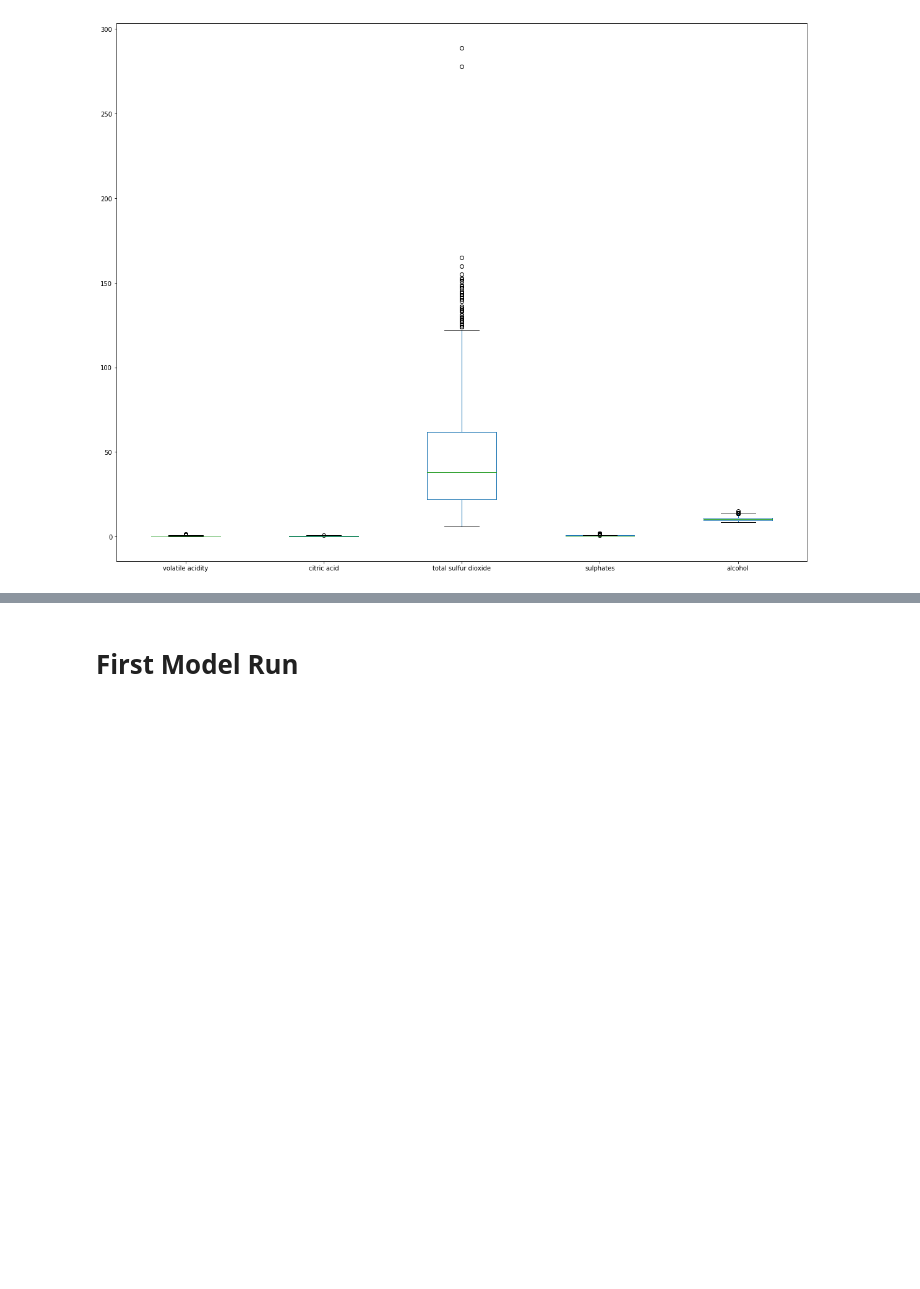
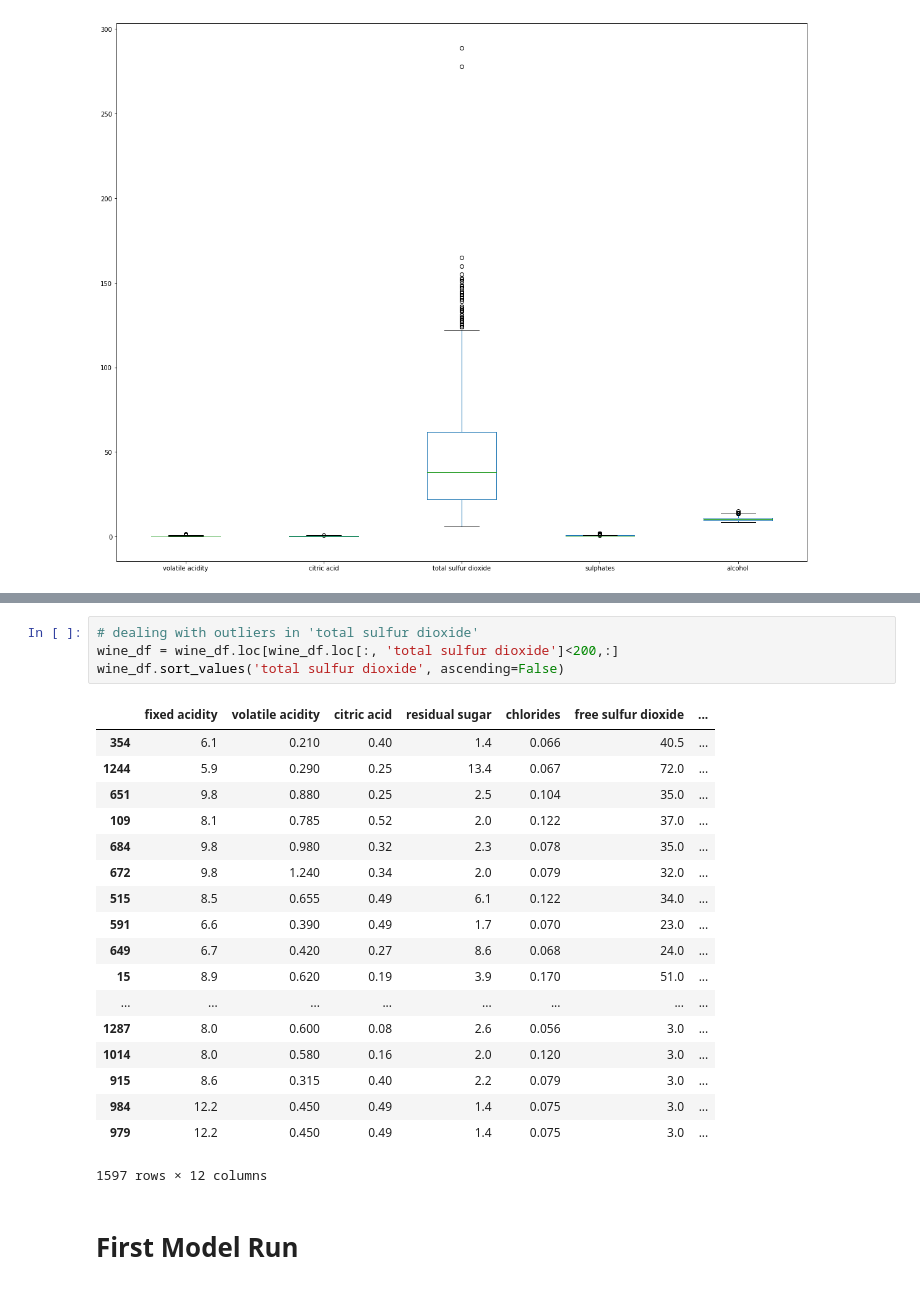
Before and after one commit to lpiscit2/luke_piscitelli_final_project, a Jupyter notebook: part_2.ipynb, the cells around one changed output, grey strips where cells are left out. Saved outputs shown, nothing was run; the diff lists cells and outputs as text; blank space fills up the shorter version.

```diff
--- a/part_2.ipynb
+++ b/part_2.ipynb
@@ -97,3 +101,26 @@ ax = X.plot(figsize=(20,16), kind='box')
+# %%
+# dealing with outliers in 'total sulfur dioxide'
+wine_df = wine_df.loc[wine_df.loc[:, 'total sulfur dioxide']<200,:]
+wine_df.sort_values('total sulfur dioxide', ascending=False)
+# %% [output]
+|  | fixed acidity | volatile acidity | citric acid | residual sugar | chlorides | free sulfur dioxide | ... |
+| 354 | 6.1 | 0.210 | 0.40 | 1.4 | 0.066 | 40.5 | ... |
+| 1244 | 5.9 | 0.290 | 0.25 | 13.4 | 0.067 | 72.0 | ... |
+| 651 | 9.8 | 0.880 | 0.25 | 2.5 | 0.104 | 35.0 | ... |
+| 109 | 8.1 | 0.785 | 0.52 | 2.0 | 0.122 | 37.0 | ... |
+| 684 | 9.8 | 0.980 | 0.32 | 2.3 | 0.078 | 35.0 | ... |
+| 672 | 9.8 | 1.240 | 0.34 | 2.0 | 0.079 | 32.0 | ... |
+| 515 | 8.5 | 0.655 | 0.49 | 6.1 | 0.122 | 34.0 | ... |
+| 591 | 6.6 | 0.390 | 0.49 | 1.7 | 0.070 | 23.0 | ... |
+| 649 | 6.7 | 0.420 | 0.27 | 8.6 | 0.068 | 24.0 | ... |
+| 15 | 8.9 | 0.620 | 0.19 | 3.9 | 0.170 | 51.0 | ... |
+| ... | ... | ... | ... | ... | ... | ... | ... |
+| 1287 | 8.0 | 0.600 | 0.08 | 2.6 | 0.056 | 3.0 | ... |
+| 1014 | 8.0 | 0.580 | 0.16 | 2.0 | 0.120 | 3.0 | ... |
+| 915 | 8.6 | 0.315 | 0.40 | 2.2 | 0.079 | 3.0 | ... |
+| 984 | 12.2 | 0.450 | 0.49 | 1.4 | 0.075 | 3.0 | ... |
+| 979 | 12.2 | 0.450 | 0.49 | 1.4 | 0.075 | 3.0 | ... |
+1597 rows × 12 columns
 # %% [markdown]
 # First Model Run
 # %%
```
Also changed, not shown: parts of 1 cell of this notebook, 2 other files.
